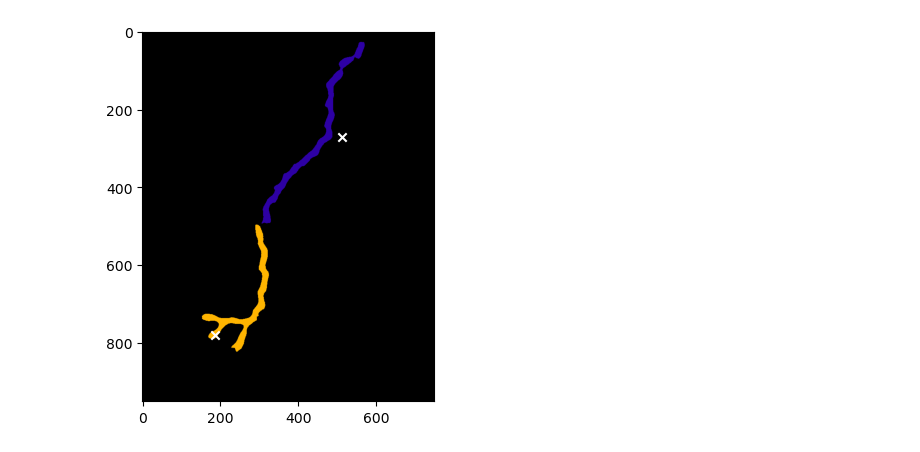
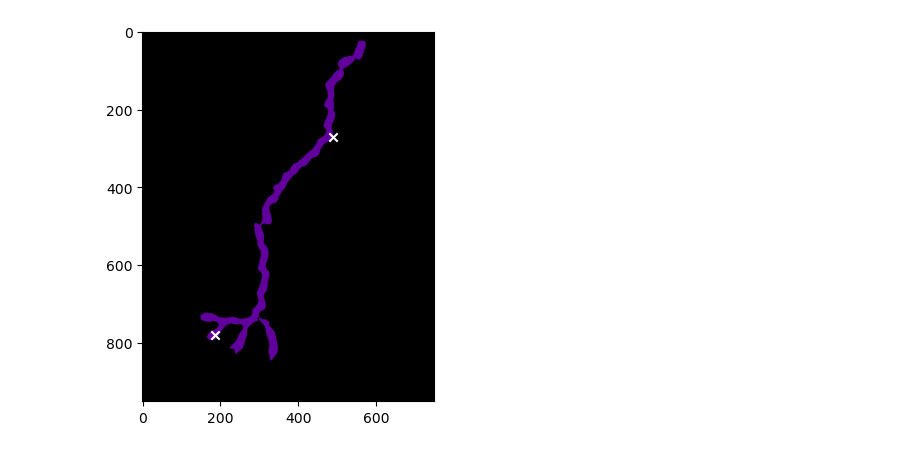
Before and after one commit to dsi-rse/gully-map, a Jupyter notebook: notebooks/elevation-along-gully.ipynb, the cells around one changed output. Cells and saved outputs as stored; diff of their text form; code cells hidden in the pictures.

```diff
--- a/notebooks/elevation-along-gully.ipynb
+++ b/notebooks/elevation-along-gully.ipynb
@@ -13,6 +14,6 @@ with rasterio.open("../Dutch Bill Creek-pass2.tif") as file:
 # %%
-with rasterio.open("../Dutch Bill Creek-pass3-8.tif") as file:
-    connected = file.read(1)[7800:8750, 7750:8500]
+with rasterio.open("../Dutch Bill Creek-pass3-4.tif") as file:
+    pass3 = file.read(1)[7800:8750, 7750:8500]
 
-mapping, connected = np.unique_inverse(connected)
-num_connected = len(mapping)
+mapping, pass3 = np.unique_inverse(pass3)
+num_clusters = len(mapping)
@@ -29,9 +34,8 @@ None
 # %%
-outside = connected == 0
-indices = scipy.ndimage.distance_transform_edt(
+outside = pass3 == 0
+nearest_indices = scipy.ndimage.distance_transform_edt(
     outside, return_distances=False, return_indices=True
 )
-connected_nearest = connected[tuple(indices)]
 # %%
 fig, ax = plt.subplots()
 
@@ -45,13 +49,16 @@ None
+# %%
+begin_onpath = nearest_indices[1, begin[1], begin[0]], nearest_indices[0, begin[1], begin[0]]
+end_onpath = nearest_indices[1, end[1], end[0]], nearest_indices[0, end[1], end[0]]
 # %%
-begin_color = connected_nearest[begin[1], begin[0]]
-end_color = connected_nearest[end[1], end[0]]
+begin_color = pass3[begin_onpath[1], begin_onpath[0]]
+end_color = pass3[end_onpath[1], end_onpath[0]]
 # %%
 fig, ax = plt.subplots()
 
-ax.imshow(connected * ((connected == begin_color) | (connected == end_color)), vmin=0, vmax=num_connected, cmap="nipy_spectral")
+ax.imshow(pass3 * ((pass3 == begin_color) | (pass3 == end_color)), vmin=0, vmax=num_clusters, cmap="nipy_spectral")
 
-ax.scatter([begin[0], end[0]], [begin[1], end[1]], marker="x", color="white")
+ax.scatter([begin_onpath[0], end_onpath[0]], [begin_onpath[1], end_onpath[1]], marker="x", color="white")
 
 None
 # %% [output]
-[figure, old version]
+[figure, new version]
```
Also changed, not shown: parts of 16 cells of this notebook.
